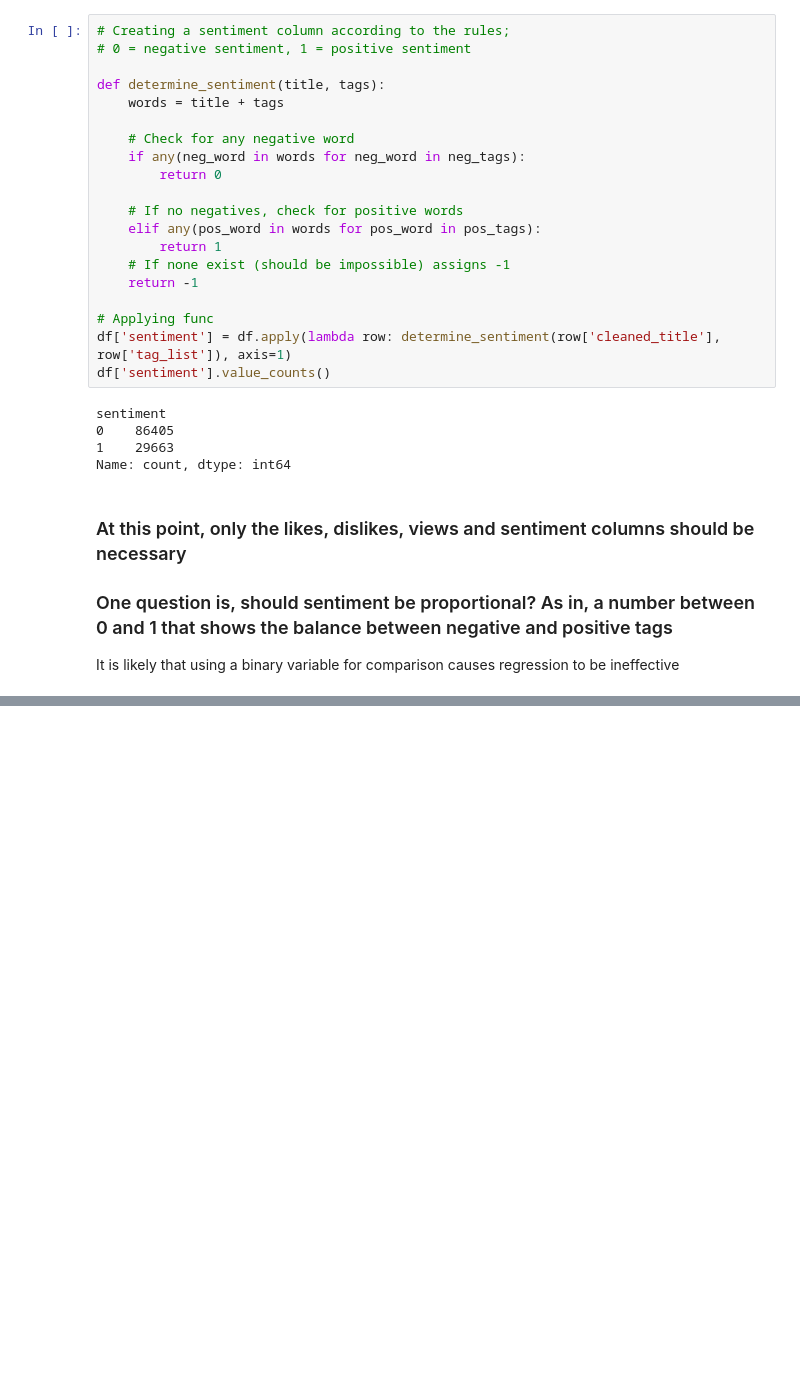
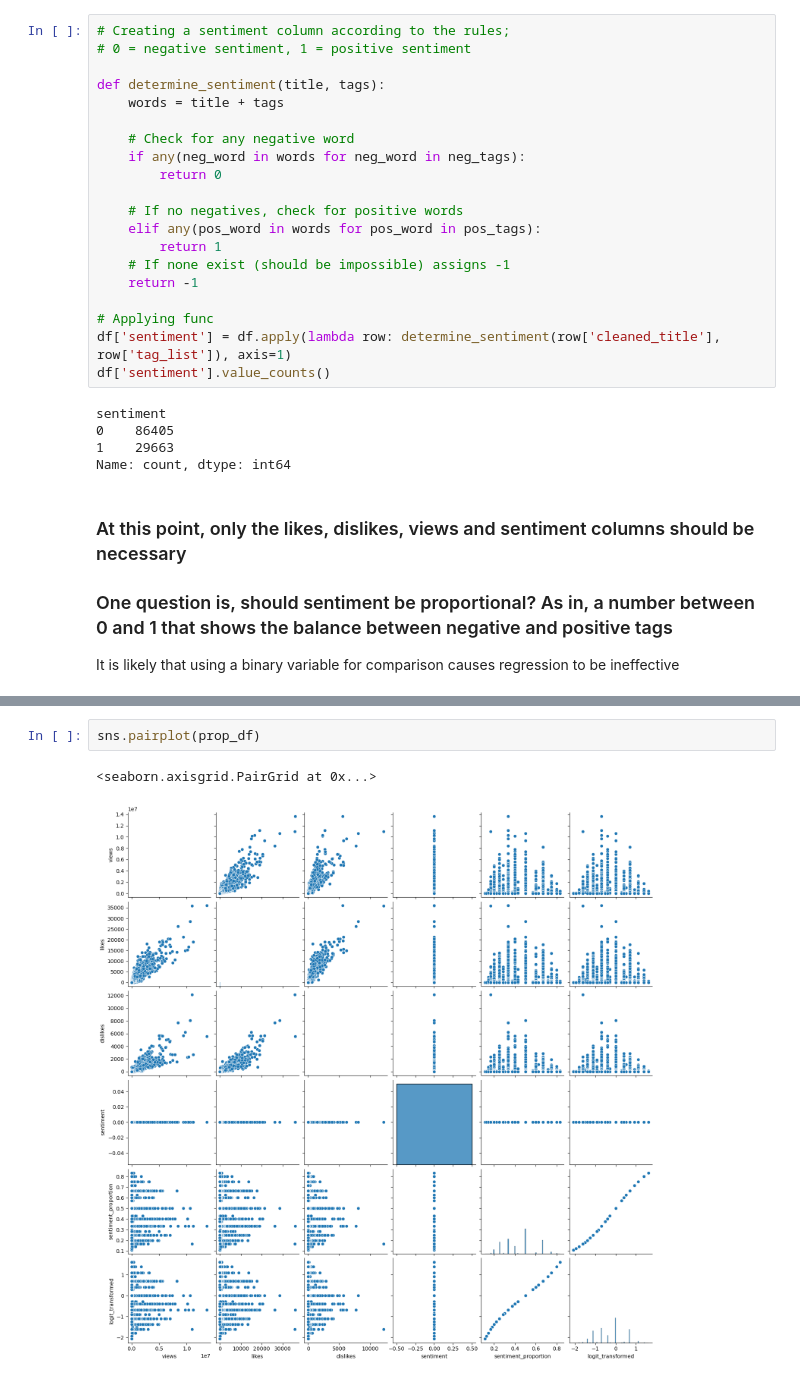
Before and after one commit to Yanzini/OLS_Analysis, a Jupyter notebook: PhOLSanalysis.ipynb, the cells around one changed output, grey strips where cells are left out. Drawn from its saved outputs; the diff is of its cells as text; blank space fills up the shorter version.

```diff
--- a/PhOLSanalysis.ipynb
+++ b/PhOLSanalysis.ipynb
@@ -123,0 +210,5 @@ df
+# %%
+sns.pairplot(prop_df)
+# %% [output]
+<seaborn.axisgrid.PairGrid at 0x...>
+[figure, added]
```
Also changed, not shown: parts of 15 cells of this notebook.
